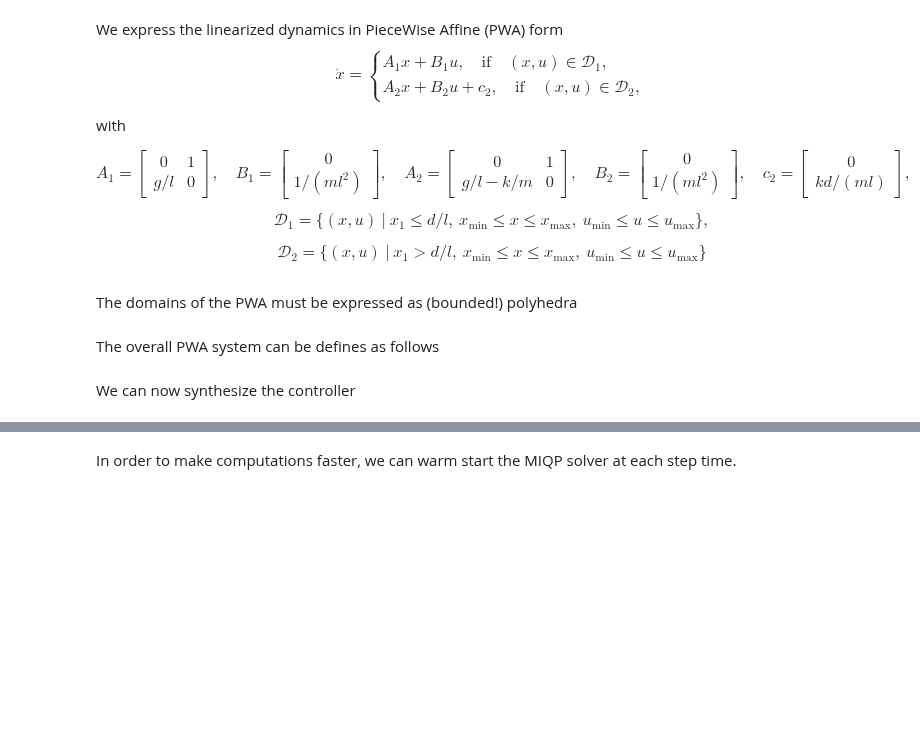
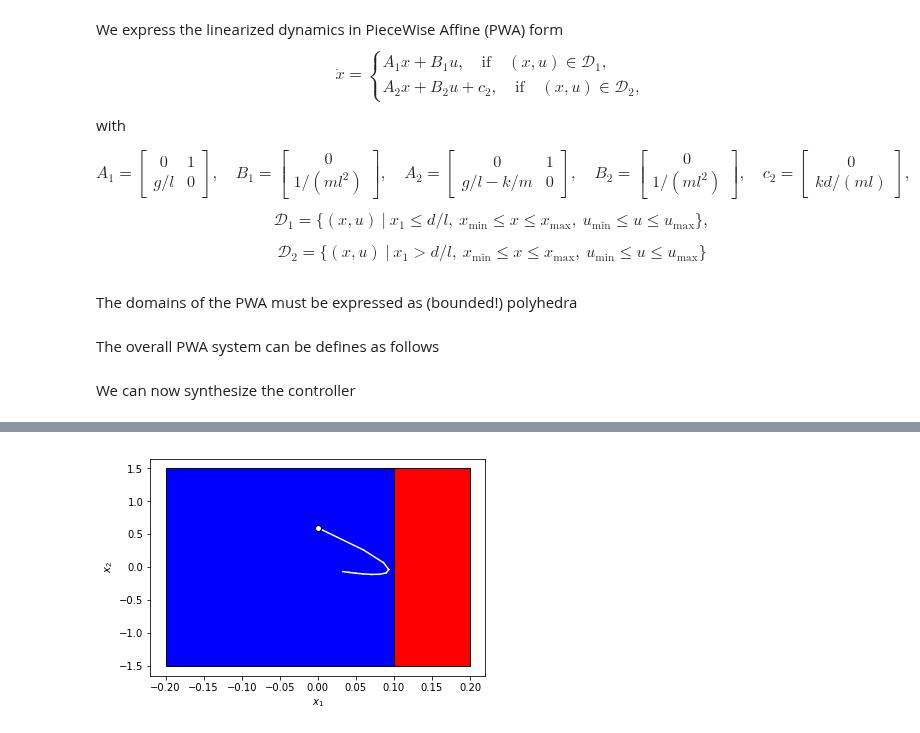
Before and after one commit to TobiaMarcucci/pympc, a Jupyter notebook: examples/hybrid_mpc.ipynb, the cells around one changed output, grey strips where cells are left out. Saved outputs shown, nothing was run; the diff lists cells and outputs as text; code cells hidden in the pictures; blank space fills up the shorter version.

```diff
--- a/examples/hybrid_mpc.ipynb
+++ b/examples/hybrid_mpc.ipynb
@@ -179,7 +184,7 @@ plt.show()
 # %%
-X_0.plot(facecolor='g')
-X_1.plot(facecolor='r')
-mpc_plt.state_space_trajectory(x, color='w')
+X1.plot(facecolor='b')
+X2.plot(facecolor='r')
+plot_state_space_trajectory(x, color='w')
 plt.show()
+# %% [output]
+[figure, added]
-# %% [markdown]
-In order to make computations faster, we can warm start the MIQP solver at each step time.
```
Also changed, not shown: parts of 9 cells of this notebook, 7 other files.
